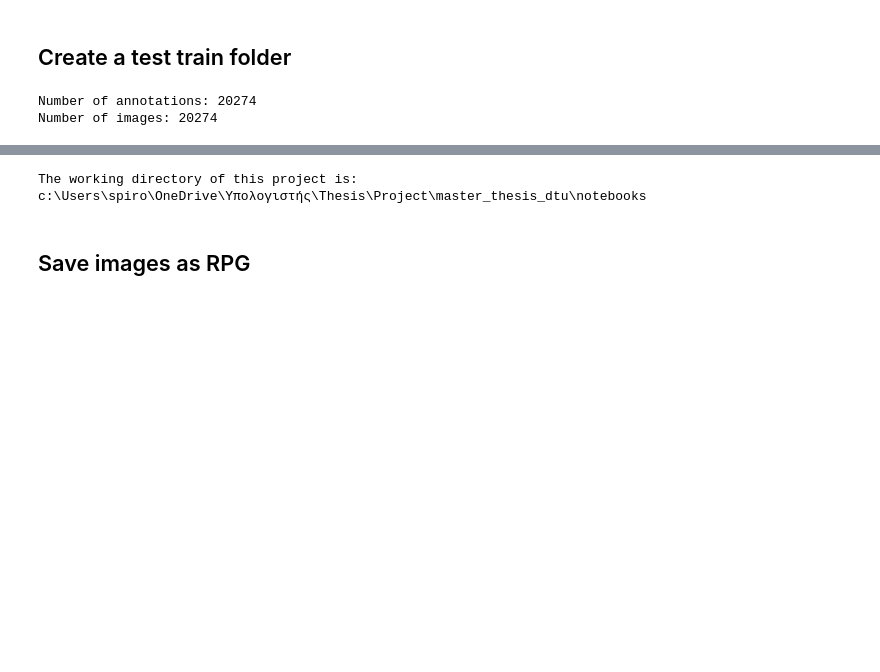
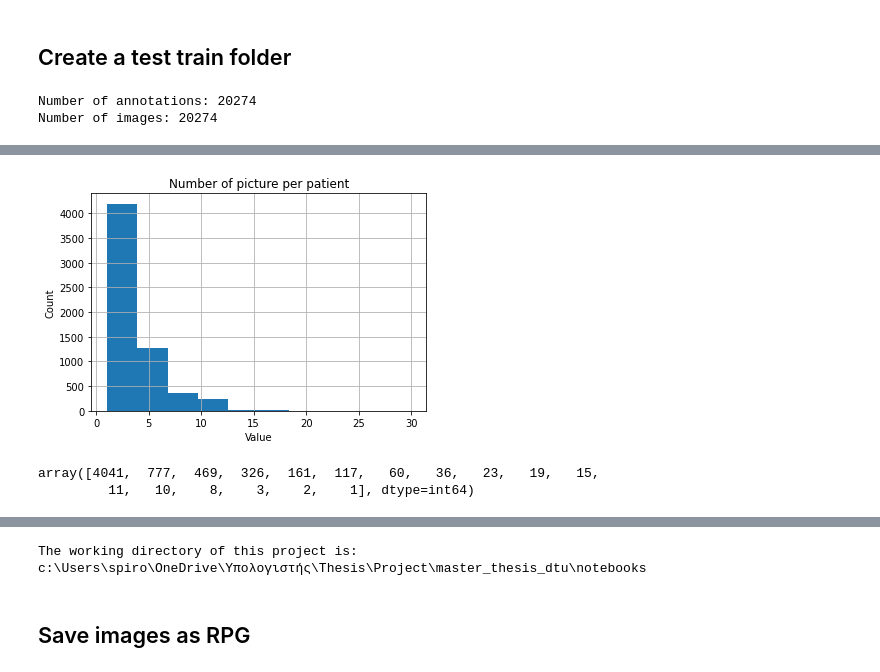
Before and after one commit to Spyros-Vl/master_thesis_dtu, a Jupyter notebook: notebooks/Data_processing.ipynb, the cells around one changed output, grey strips where cells are left out. Drawn from its saved outputs; the diff is of its cells as text; code cells hidden in the pictures; blank space fills up the shorter version.

```diff
--- a/notebooks/Data_processing.ipynb
+++ b/notebooks/Data_processing.ipynb
@@ -73,3 +73,8 @@ print('Number of images: {}'.format(len(img_dir)))
 # %% [output]
 Number of annotations: 20274
 Number of images: 20274
+# %%
+df = pd.DataFrame(img_dir, columns=["image_name"])
+df['annotation_name'] = ann_dir
+df['patient_id'] = df['image_name'].apply(lambda x: x.split('_')[0])
+df.head()
@@ -75,0 +149,3 @@ Number of images: 20274
+# %%
+df_split['patient_id'] = df_split['image_name'].apply(lambda x: x.split('_')[0])
+df_split.head(20)
@@ -75,0 +181,2 @@ Number of images: 20274
+# %%
+sorted_df = df_split.sort_values(by='patient_id').reset_index(drop=True)
@@ -75,0 +203,22 @@ Number of images: 20274
+# %%
+import matplotlib.pyplot as plt
+# count the occurrences of each value in column A
+counts = sorted_df['patient_id'].value_counts()
+
+# create a histogram of the counts
+counts.hist(bins=10)
+
+# set the axis labels and title
+plt.xlabel('Value')
+plt.ylabel('Count')
+plt.title('Number of picture per patient')
+
+# show the plot
+plt.show()
+# %% [output]
+[figure, added]
+# %%
+counts.value_counts().unique()
+# %% [output]
+array([4041,  777,  469,  326,  161,  117,   60,   36,   23,   19,   15,
+         11,   10,    8,    3,    2,    1], dtype=int64)
```
Also changed, not shown: parts of 22 cells of this notebook, 7 other files.
